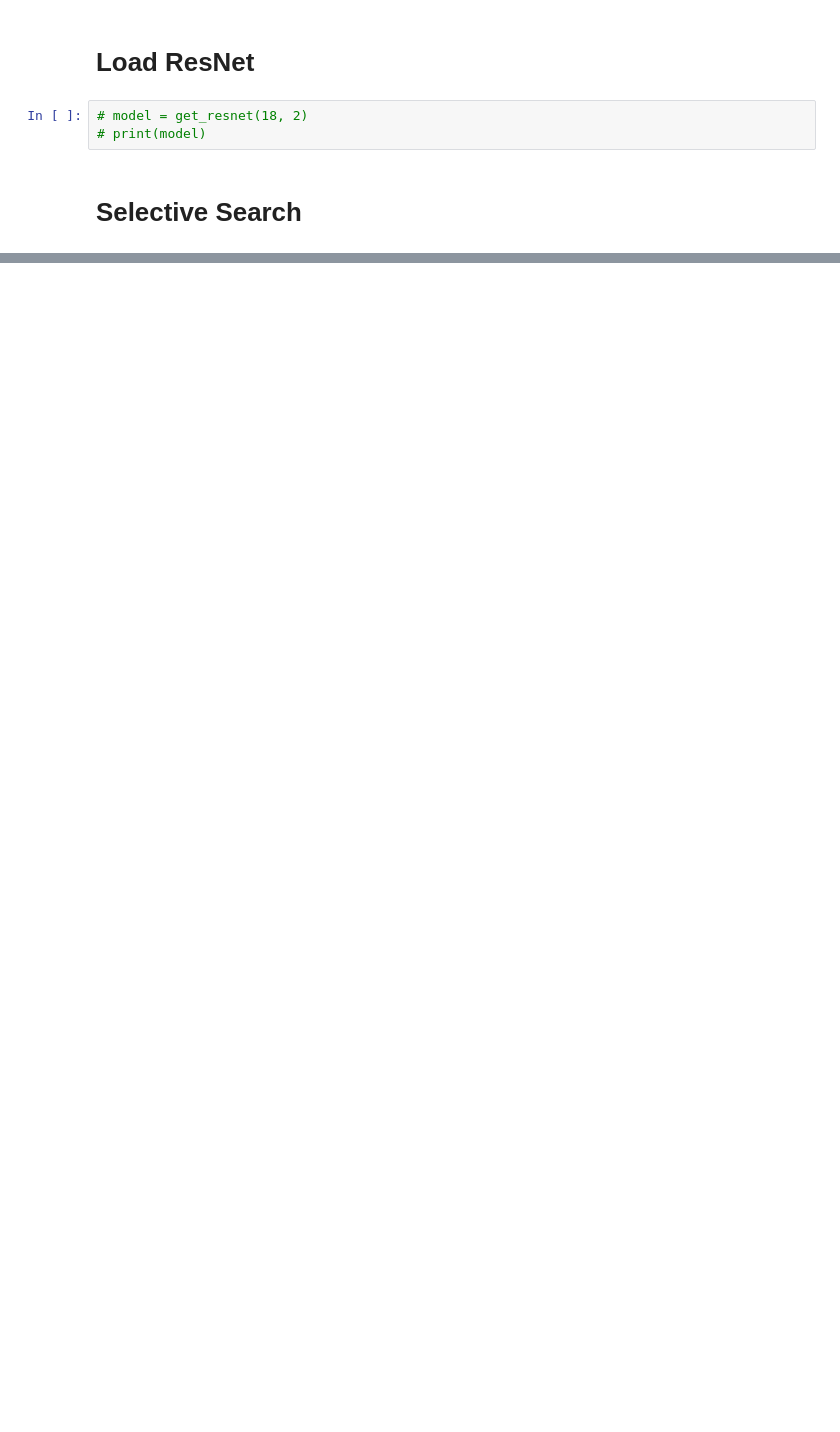
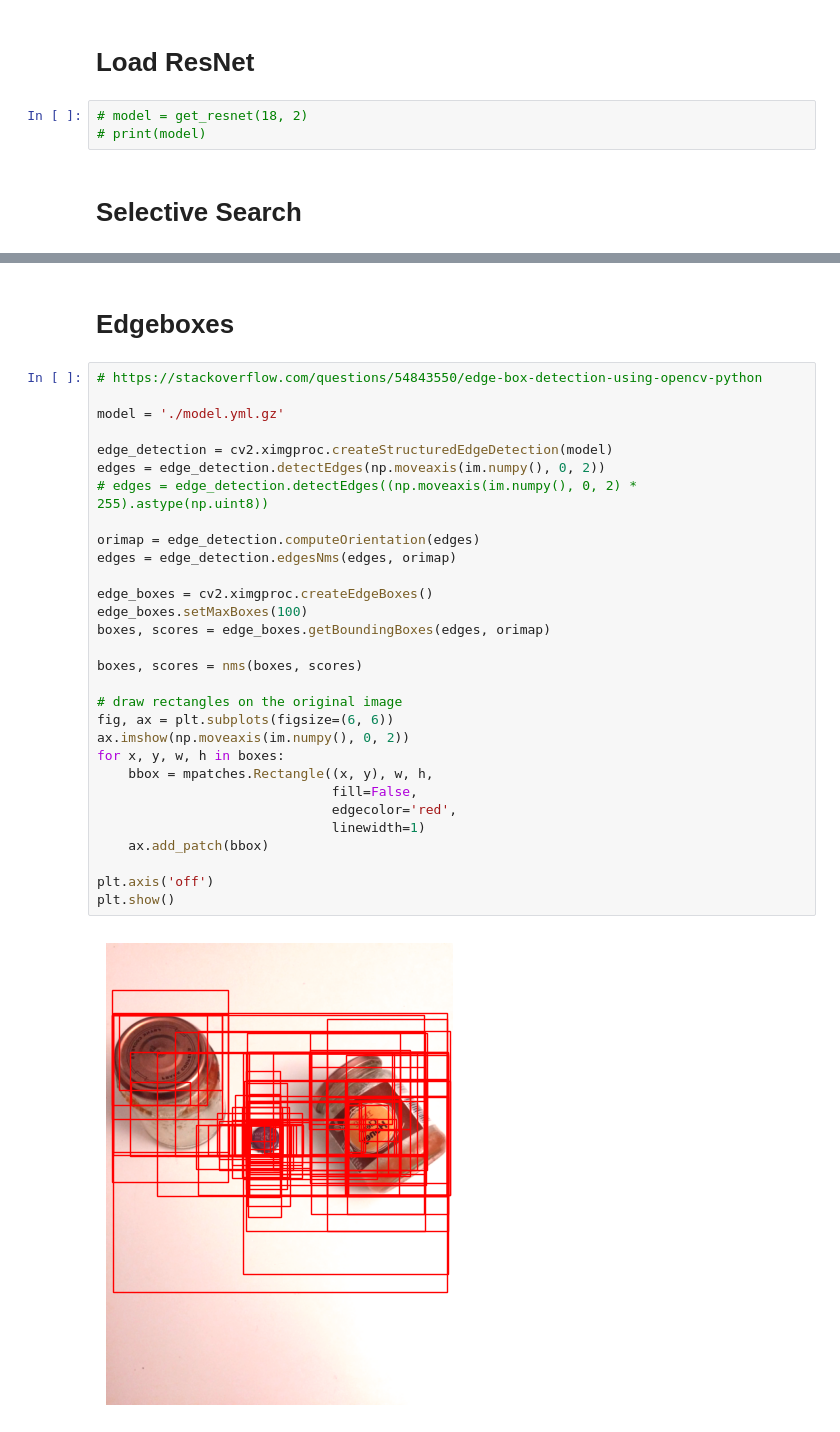
Before and after one commit to R0ner/02514-DL-in-CV, a Jupyter notebook: Project4/1_models-rse.ipynb, the cells around one changed output, grey strips where cells are left out. Saved outputs shown, nothing was run; the diff lists cells and outputs as text; blank space fills up the shorter version.

```diff
--- a/Project4/1_models-rse.ipynb
+++ b/Project4/1_models-rse.ipynb
@@ -86,0 +124,34 @@ Clipping input data to the valid range for imshow with RGB data ([0..1] for floa
+# %% [markdown]
+# Edgeboxes
+# %%
+# https://stackoverflow.com/questions/54843550/edge-box-detection-using-opencv-python
+
+model = './model.yml.gz'
+
+edge_detection = cv2.ximgproc.createStructuredEdgeDetection(model)
+edges = edge_detection.detectEdges(np.moveaxis(im.numpy(), 0, 2))
+# edges = edge_detection.detectEdges((np.moveaxis(im.numpy(), 0, 2) * 255).astype(np.uint8))
+
+orimap = edge_detection.computeOrientation(edges)
+edges = edge_detection.edgesNms(edges, orimap)
+
+edge_boxes = cv2.ximgproc.createEdgeBoxes()
+edge_boxes.setMaxBoxes(100)
+boxes, scores = edge_boxes.getBoundingBoxes(edges, orimap)
+
+boxes, scores = nms(boxes, scores)
+
+# draw rectangles on the original image
+fig, ax = plt.subplots(figsize=(6, 6))
+ax.imshow(np.moveaxis(im.numpy(), 0, 2))
+for x, y, w, h in boxes:
+    bbox = mpatches.Rectangle((x, y), w, h,
+                              fill=False,
+                              edgecolor='red',
+                              linewidth=1)
+    ax.add_patch(bbox)
+
+plt.axis('off')
+plt.show()
+# %% [output]
+[figure, added]
```
Also changed, not shown: parts of 5 cells of this notebook, 1 other file.
